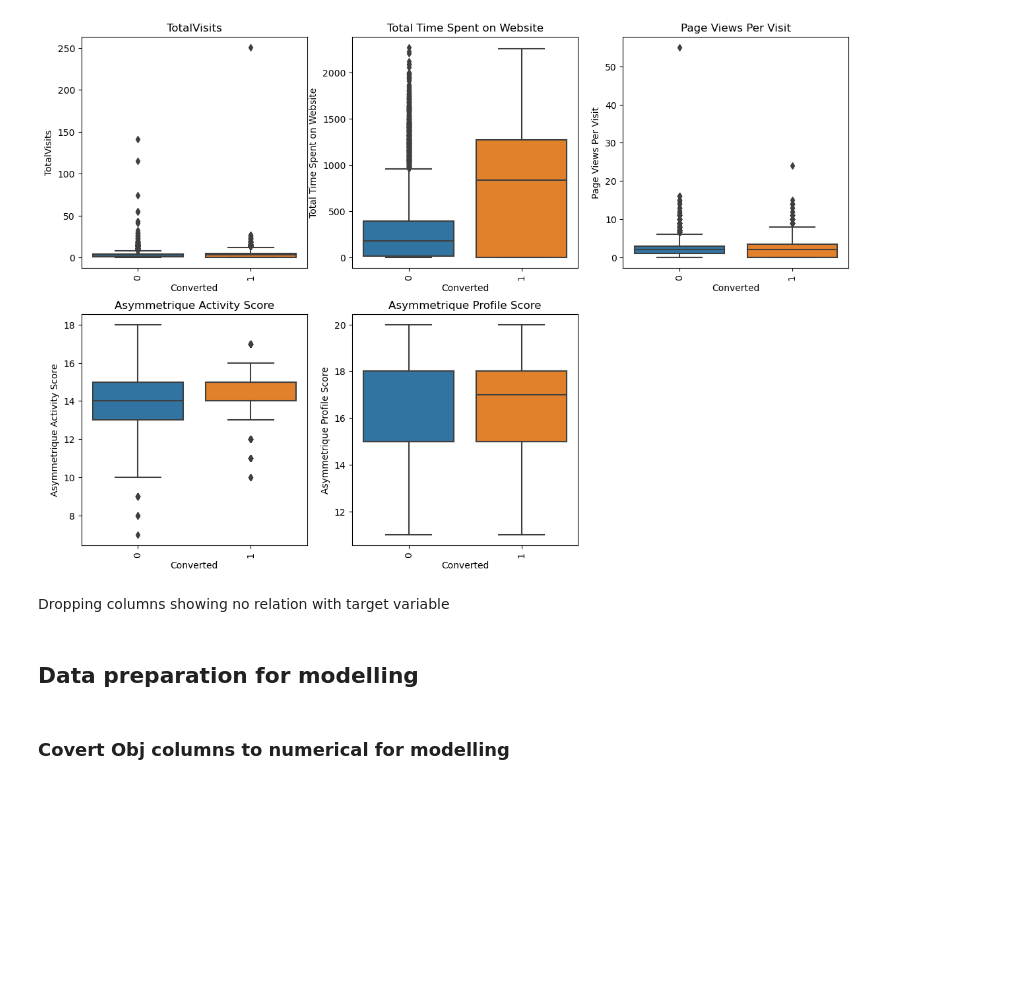
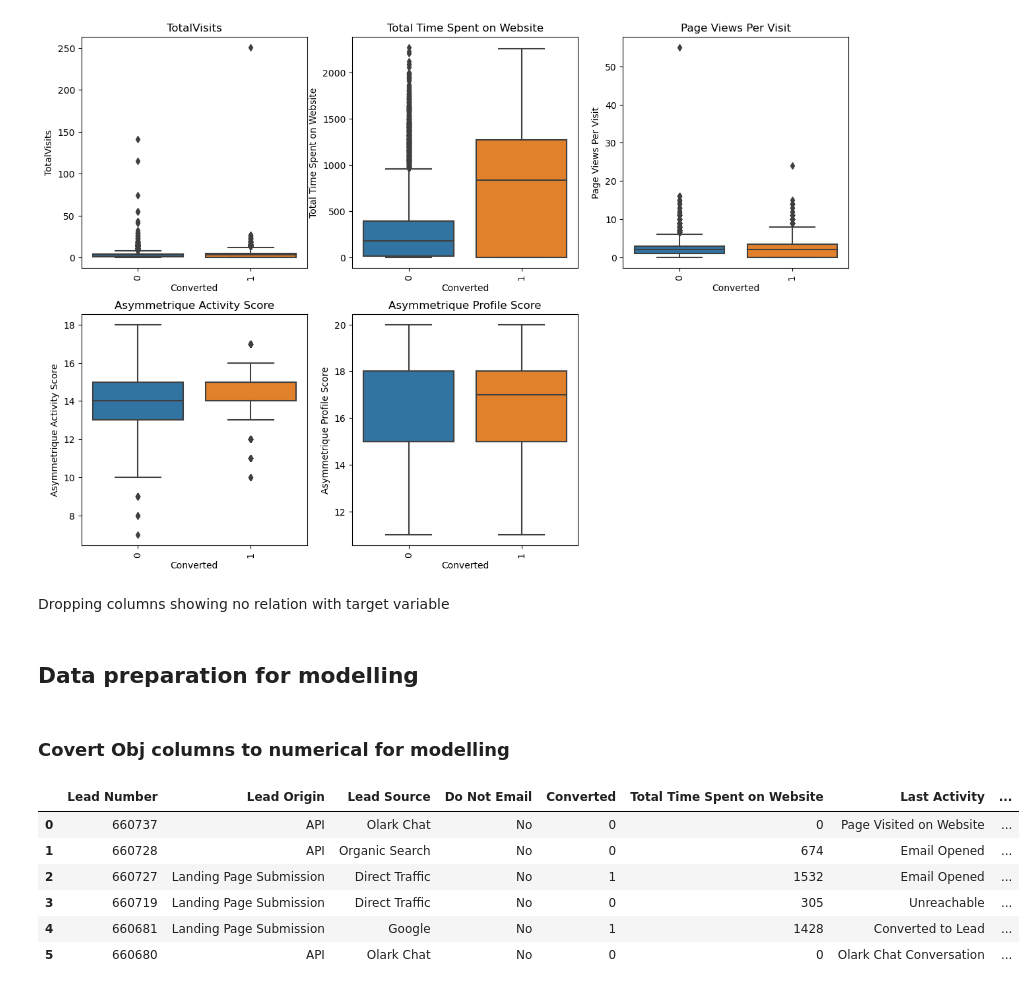
Before and after one commit to artik-gupta/Lead-Score-Case-study-assignment, a Jupyter notebook: LR model.ipynb, the cells around one changed output. Drawn from its saved outputs; the diff is of its cells as text; code cells hidden in the pictures; blank space fills up the shorter version.

```diff
--- a/LR model.ipynb
+++ b/LR model.ipynb
@@ -158,11 +161,21 @@ plt.show()
 # %% [markdown]
 Dropping columns showing no relation with target variable
 # %%
-data = data.drop(['TotalVisits', 'Page Views Per Visit', 'Asymmetrique Profile Score'], axis = 1)
+data = data.drop(['TotalVisits', 'Page Views Per Visit', 'Asymmetrique Profile Score', 'Prospect ID'], axis = 1)
 # %% [markdown]
 ## Data preparation for modelling
 # %% [markdown]
 ### Covert Obj columns to numerical for modelling
+# %%
+data.head(6)
+# %% [output]
+|  | Lead Number | Lead Origin | Lead Source | Do Not Email | Converted | Total Time Spent on Website | Last Activity | ... |
+| 0 | 660737 | API | Olark Chat | No | 0 | 0 | Page Visited on Website | ... |
+| 1 | 660728 | API | Organic Search | No | 0 | 674 | Email Opened | ... |
+| 2 | 660727 | Landing Page Submission | Direct Traffic | No | 1 | 1532 | Email Opened | ... |
+| 3 | 660719 | Landing Page Submission | Direct Traffic | No | 0 | 305 | Unreachable | ... |
+| 4 | 660681 | Landing Page Submission | Google | No | 1 | 1428 | Converted to Lead | ... |
+| 5 | 660680 | API | Olark Chat | No | 0 | 0 | Olark Chat Conversation | ... |
 # %%
 mapping = {'01.High': 1, '02.Medium': 2, '03.Low': 3, np.nan: np.nan}
 data[['Asymmetrique Activity Index', 'Asymmetrique Profile Index']] = data[['Asymmetrique Activity Index', 'Asymmetrique Profile Index']].applymap(lambda x: mapping[x])
```
Also changed, not shown: parts of 7 cells of this notebook.
